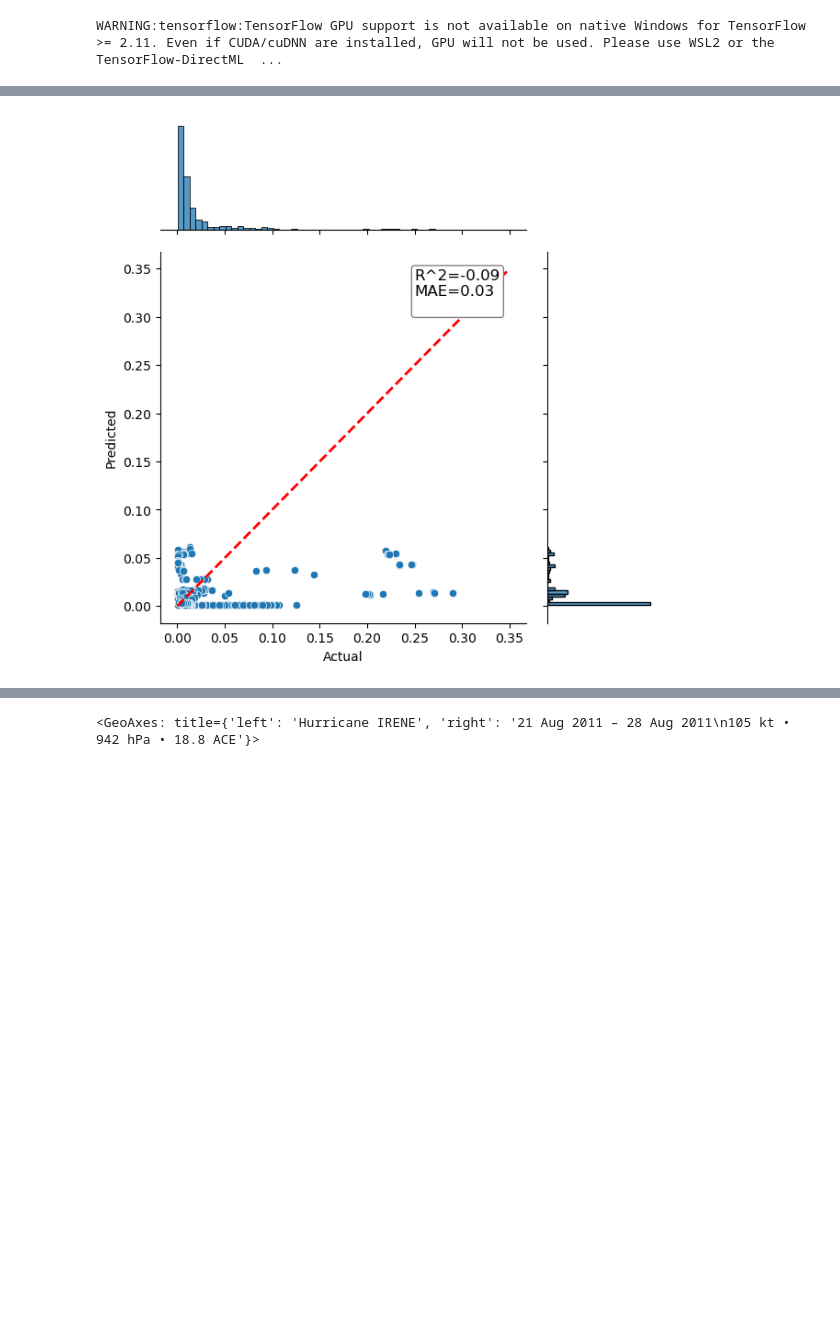
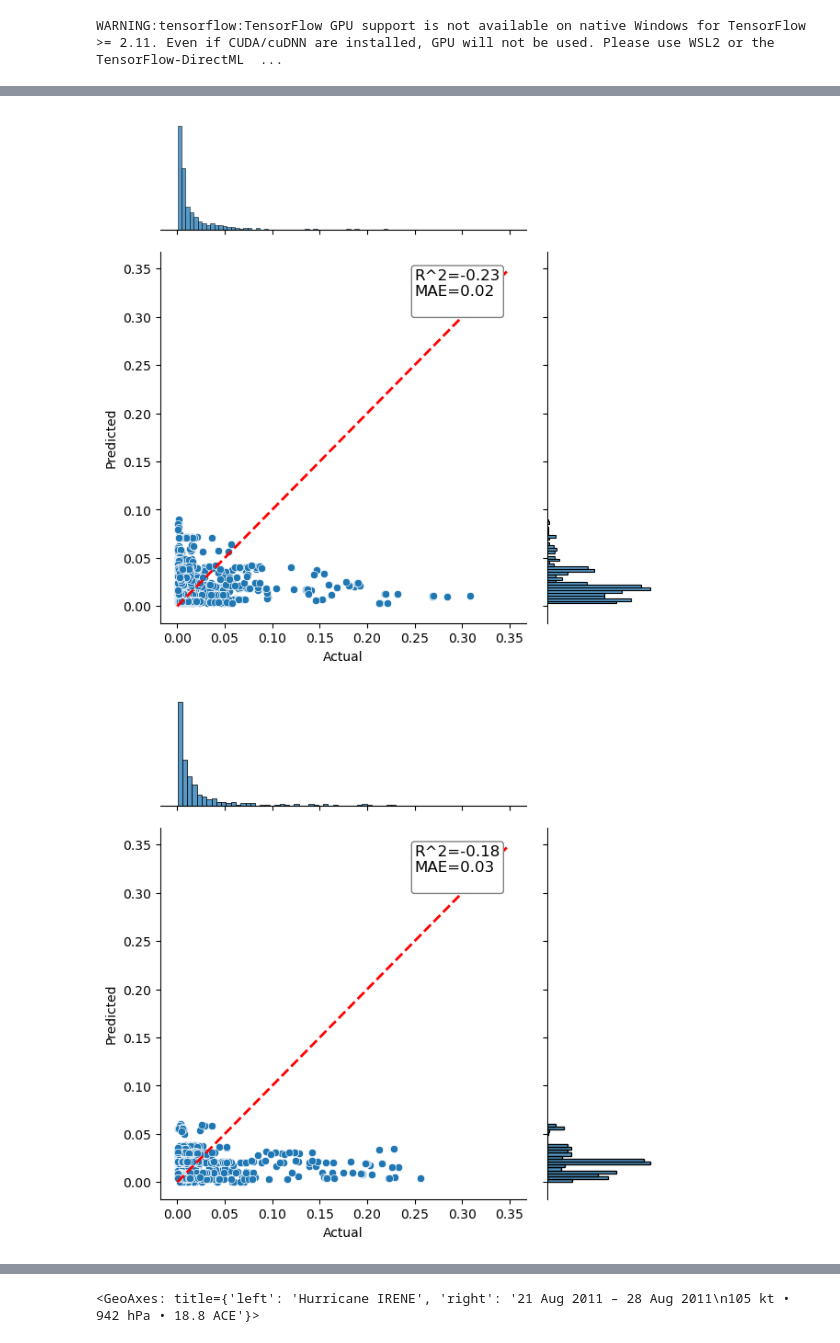
Before and after one commit to qhsimmons/CORA_AOSC650, a Jupyter notebook: Collect_Raw_Data.ipynb, the cells around one changed output, grey strips where cells are left out. Drawn from its saved outputs; the diff is of its cells as text; code cells hidden in the pictures; blank space fills up the shorter version.

```diff
--- a/Collect_Raw_Data.ipynb
+++ b/Collect_Raw_Data.ipynb
@@ -1168,8 +1177,9 @@ best_model = keras.models.load_model("E:/AOSC650/SavedModels/5_17_26v1.keras", c
 # %% [output]
 WARNING:tensorflow:TensorFlow GPU support is not available on native Windows for TensorFlow >= 2.11. Even if CUDA/cuDNN are installed, GPU will not be used. Please use WSL2 or the TensorFlow-DirectML  ...
 # %%
-y_test_pred = model.predict(X_test_scaled)
-y_train_pred = model.predict(X_train_scaled)
+y_test_pred = np.maximum(best_model.predict(X_test_scaled), 0)
+y_train_pred = np.maximum(best_model.predict(X_train_scaled), 0)
+y_val_pred = np.maximum(best_model.predict(X_val_scaled), 0)
 # %% [output]
 16/16 ━━━━━━━━━━━━━━━━━━━━ 0s 16ms/step
 39/39 ━━━━━━━━━━━━━━━━━━━━ 0s 2ms/step
@@ -1204,8 +1215,10 @@ def scatter_plot(ytrue, ypred):
     plt.text(0.25, 0.35, scores, bbox=dict(facecolor = 'white', edgecolor = 'gray', boxstyle = 'round, pad=0.2'),
             fontsize = 12, ha='left', va = 'top')
     plt.show()
-# %%
-# scatter_plot(y_train, y_train_pred)
-scatter_plot(y_test, y_test_pred)
-# %% [output]
-[figure, removed]
+# %%
+scatter_plot(y_train, y_train_pred)
+scatter_plot(y_val, y_val_pred)
+scatter_plot(y_test, y_test_pred)
+# %% [output]
+[figure, added]
+[figure, added]
```
Also changed, not shown: parts of 13 cells of this notebook, 6 other files.
